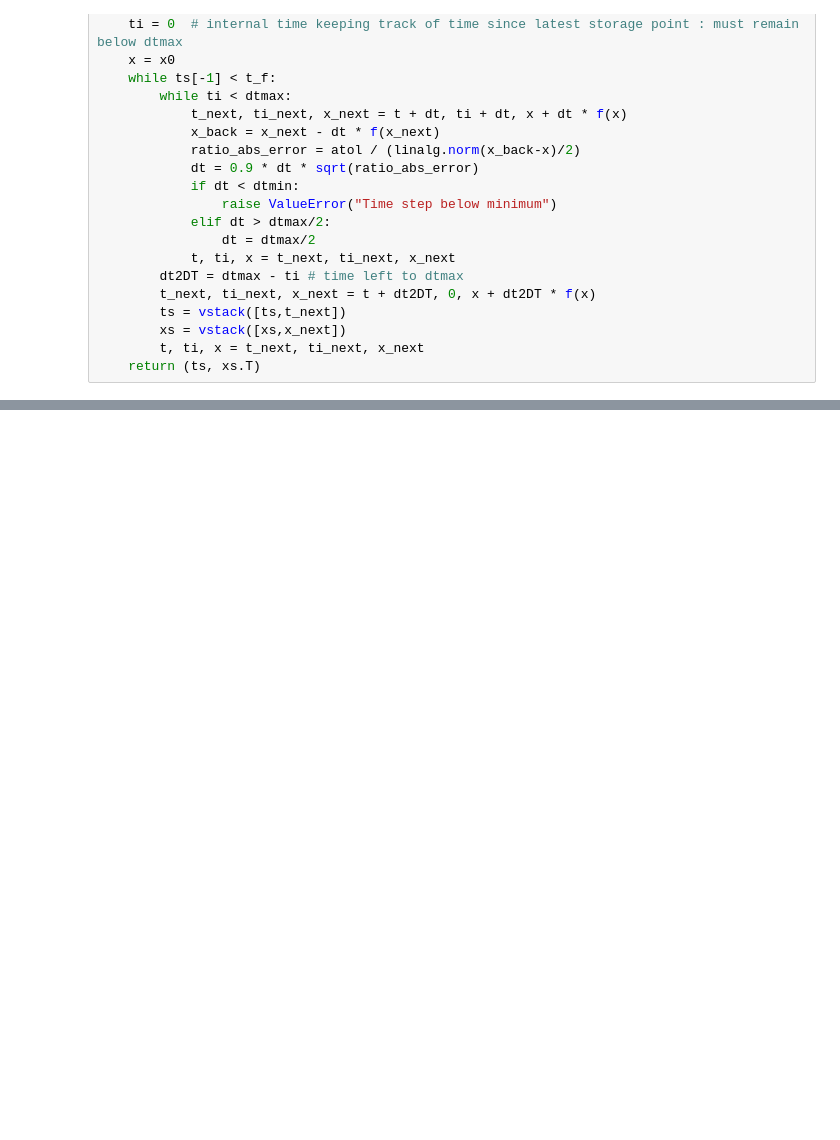
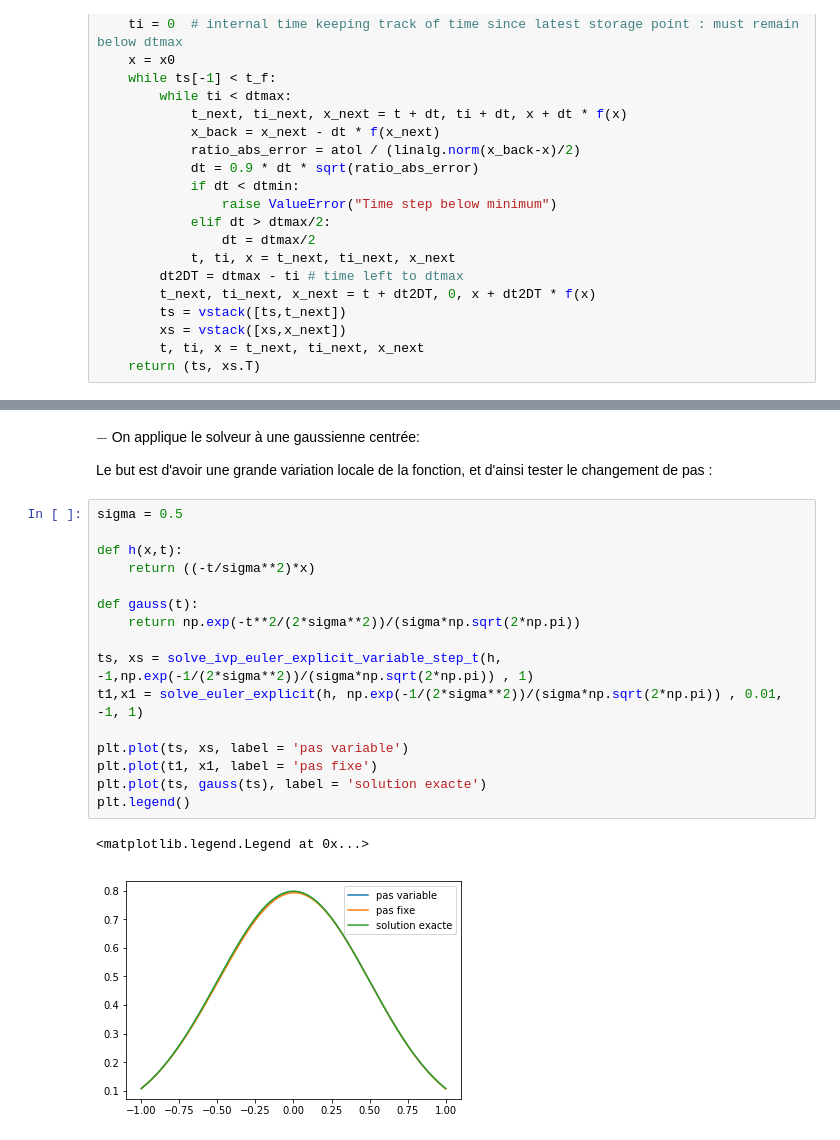
Before and after one commit to nathan-line/projet_MI_2, a Jupyter notebook: Projet MI #2.ipynb, the cells around one changed output, grey strips where cells are left out. Cells and saved outputs as stored; diff of their text form; blank space fills up the shorter version.

```diff
--- a/Projet MI #2.ipynb
+++ b/Projet MI #2.ipynb
@@ -228,0 +300,23 @@ TypeError: f() missing 1 required positional argument: 'x'
+# %% [markdown]
+$-$ On applique le solveur à une gaussienne centrée:
+
+Le but est d'avoir une grande variation locale de la fonction, et d'ainsi tester le changement de pas :
+# %%
+sigma = 0.5
+
+def h(x,t):
+    return ((-t/sigma**2)*x)
+
+def gauss(t):
+    return np.exp(-t**2/(2*sigma**2))/(sigma*np.sqrt(2*np.pi))
+
+ts, xs = solve_ivp_euler_explicit_variable_step_t(h, -1,np.exp(-1/(2*sigma**2))/(sigma*np.sqrt(2*np.pi)) , 1)
+t1,x1 = solve_euler_explicit(h, np.exp(-1/(2*sigma**2))/(sigma*np.sqrt(2*np.pi)) , 0.01, -1, 1)
+
+plt.plot(ts, xs, label = 'pas variable')
+plt.plot(t1, x1, label = 'pas fixe')
+plt.plot(ts, gauss(ts), label = 'solution exacte')
+plt.legend()
+# %% [output]
+<matplotlib.legend.Legend at 0x...>
+[figure, added]
```
Also changed, not shown: parts of 31 cells of this notebook.
